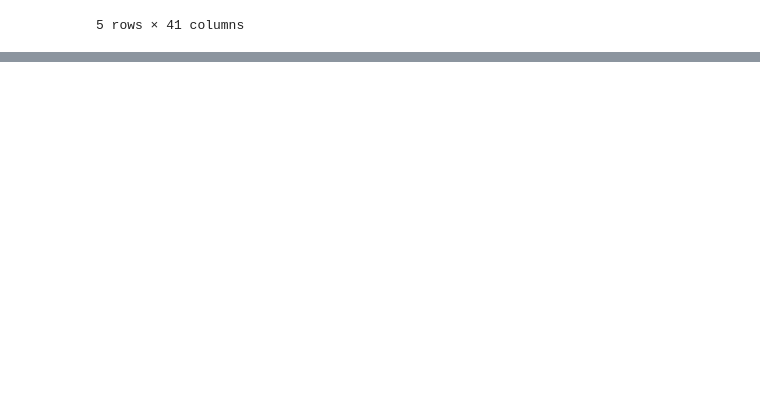
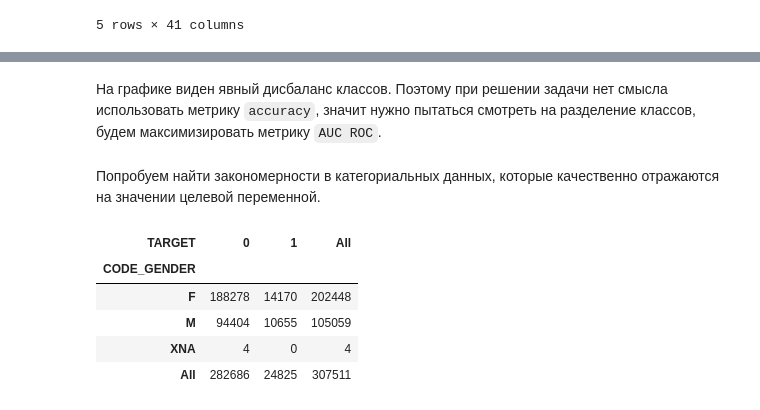
Before and after one commit to Defenser1337/Credit-score-ml-telegram-bot, a Jupyter notebook: notebooks/EDA.ipynb, the cells around one changed output, grey strips where cells are left out. Saved outputs shown, nothing was run; the diff lists cells and outputs as text; code cells hidden in the pictures; blank space fills up the shorter version.

```diff
--- a/notebooks/EDA.ipynb
+++ b/notebooks/EDA.ipynb
@@ -91,0 +149,13 @@ credit_score_df.drop(columns=["SK_ID_CURR"], inplace = True)
+# %% [markdown]
+На графике виден явный дисбаланс классов. Поэтому при решении задачи нет смысла использовать метрику `accuracy`, значит нужно пытаться смотреть на разделение классов, будем максимизировать метрику `AUC ROC`.
+# %% [markdown]
+Попробуем найти закономерности в категориальных данных, которые качественно отражаются на значении целевой переменной.
+# %%
+pd.crosstab(credit_score_df["CODE_GENDER"], credit_score_df["TARGET"], margins=True).style.background_gradient(cmap='winter')
+# %% [output]
+| TARGET | 0 | 1 | All |
+| CODE_GENDER |  |  |  |
+| F | 188278 | 14170 | 202448 |
+| M | 94404 | 10655 | 105059 |
+| XNA | 4 | 0 | 4 |
+| All | 282686 | 24825 | 307511 |
```
Also changed, not shown: parts of 17 cells of this notebook.
